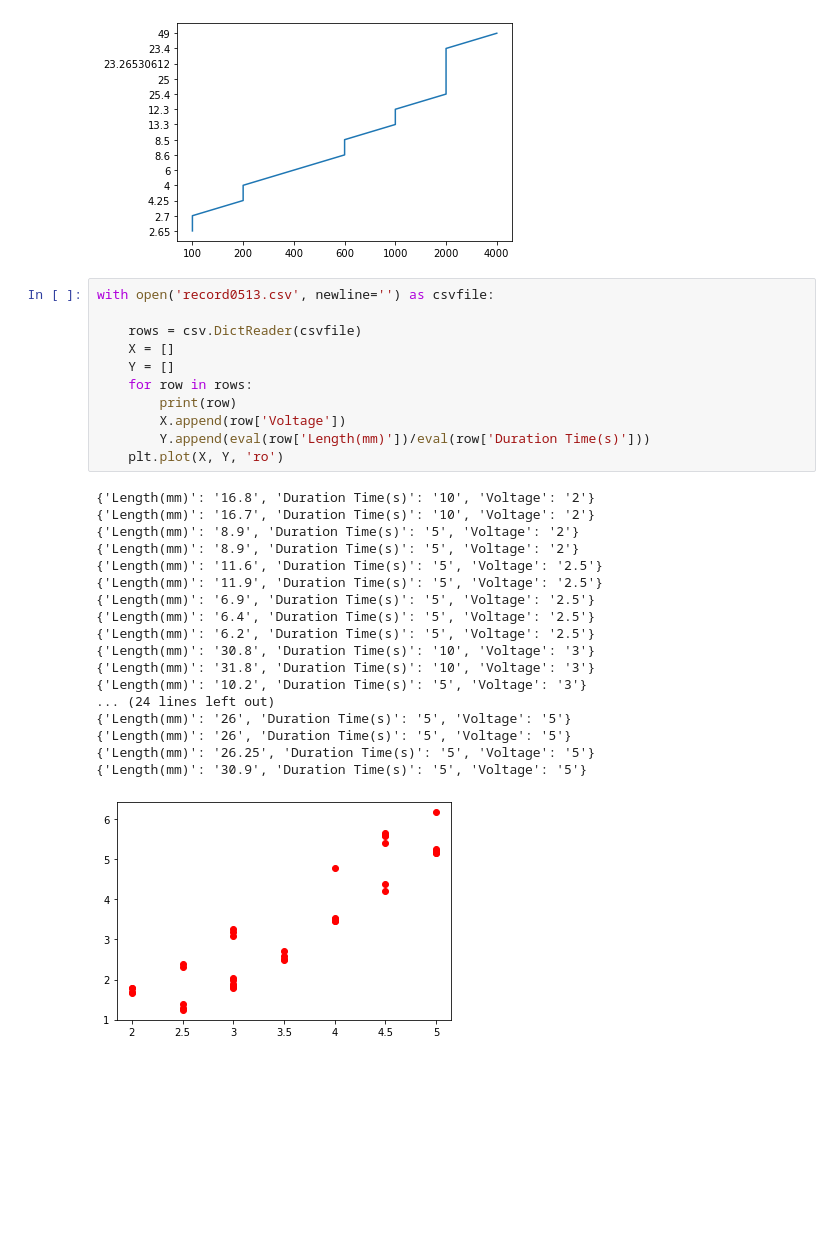
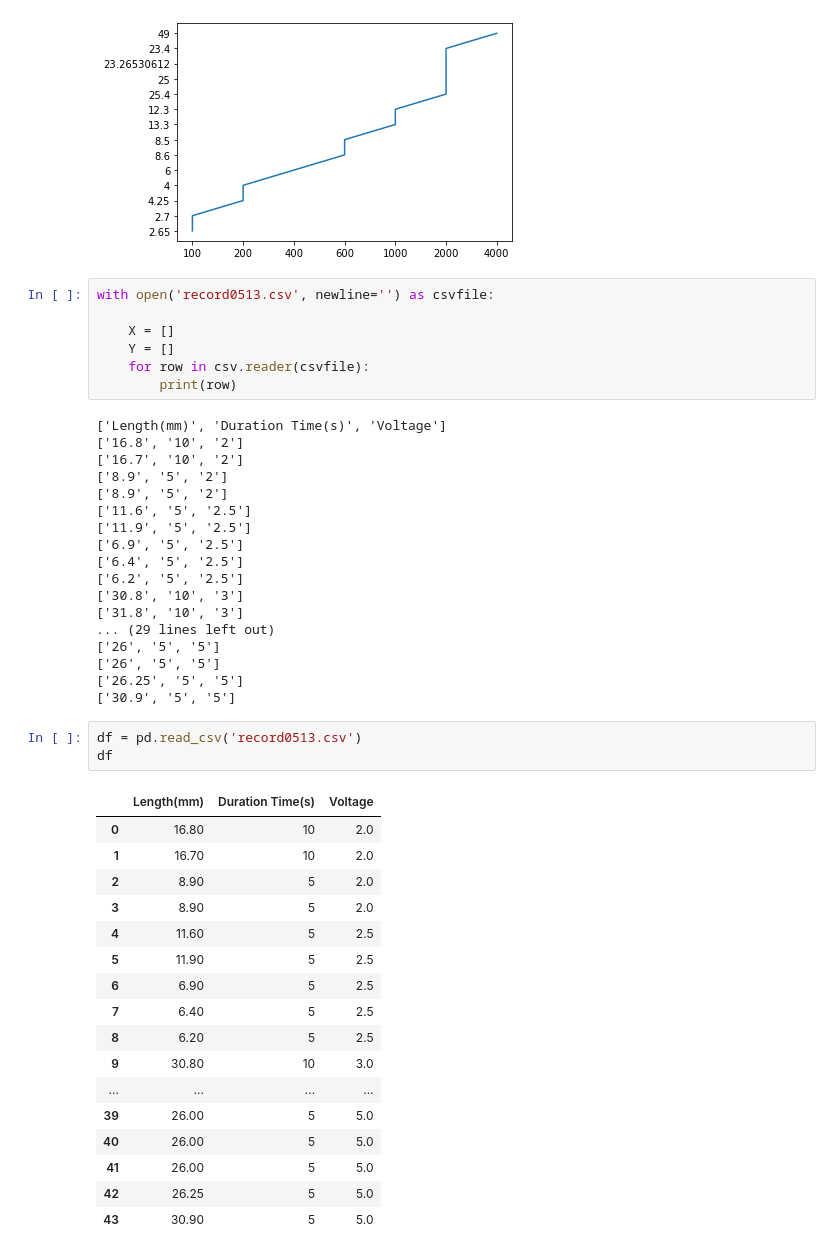
Before and after one commit to tibitTW/collage-senior-project, a Jupyter notebook: solder_speed_experiment/plot.ipynb, the cells around one changed output. Drawn from its saved outputs; the diff is of its cells as text; blank space fills up the shorter version.

```diff
--- a/solder_speed_experiment/plot.ipynb
+++ b/solder_speed_experiment/plot.ipynb
@@ -24,30 +25,46 @@ plt.plot(X, Y)
 # %%
 with open('record0513.csv', newline='') as csvfile:
 
-    rows = csv.DictReader(csvfile)
     X = []
     Y = []
-    for row in rows:
+    for row in csv.reader(csvfile):
         print(row)
-        X.append(row['Voltage'])
-        Y.append(eval(row['Length(mm)'])/eval(row['Duration Time(s)']))
-    plt.plot(X, Y, 'ro')
 # %% [output]
-{'Length(mm)': '16.8', 'Duration Time(s)': '10', 'Voltage': '2'}
-{'Length(mm)': '16.7', 'Duration Time(s)': '10', 'Voltage': '2'}
-{'Length(mm)': '8.9', 'Duration Time(s)': '5', 'Voltage': '2'}
-{'Length(mm)': '8.9', 'Duration Time(s)': '5', 'Voltage': '2'}
-{'Length(mm)': '11.6', 'Duration Time(s)': '5', 'Voltage': '2.5'}
-{'Length(mm)': '11.9', 'Duration Time(s)': '5', 'Voltage': '2.5'}
-{'Length(mm)': '6.9', 'Duration Time(s)': '5', 'Voltage': '2.5'}
-{'Length(mm)': '6.4', 'Duration Time(s)': '5', 'Voltage': '2.5'}
-{'Length(mm)': '6.2', 'Duration Time(s)': '5', 'Voltage': '2.5'}
-{'Length(mm)': '30.8', 'Duration Time(s)': '10', 'Voltage': '3'}
-{'Length(mm)': '31.8', 'Duration Time(s)': '10', 'Voltage': '3'}
-{'Length(mm)': '10.2', 'Duration Time(s)': '5', 'Voltage': '3'}
-... (24 lines left out)
-{'Length(mm)': '26', 'Duration Time(s)': '5', 'Voltage': '5'}
-{'Length(mm)': '26', 'Duration Time(s)': '5', 'Voltage': '5'}
-{'Length(mm)': '26.25', 'Duration Time(s)': '5', 'Voltage': '5'}
-{'Length(mm)': '30.9', 'Duration Time(s)': '5', 'Voltage': '5'}
+['Length(mm)', 'Duration Time(s)', 'Voltage']
+['16.8', '10', '2']
+['16.7', '10', '2']
+['8.9', '5', '2']
+['8.9', '5', '2']
+['11.6', '5', '2.5']
+['11.9', '5', '2.5']
+['6.9', '5', '2.5']
+['6.4', '5', '2.5']
+['6.2', '5', '2.5']
+['30.8', '10', '3']
+['31.8', '10', '3']
+... (29 lines left out)
+['26', '5', '5']
+['26', '5', '5']
+['26.25', '5', '5']
+['30.9', '5', '5']
-[figure, removed]
+# %%
+df = pd.read_csv('record0513.csv')
+df
+# %% [output]
+|  | Length(mm) | Duration Time(s) | Voltage |
+| 0 | 16.80 | 10 | 2.0 |
+| 1 | 16.70 | 10 | 2.0 |
+| 2 | 8.90 | 5 | 2.0 |
+| 3 | 8.90 | 5 | 2.0 |
+| 4 | 11.60 | 5 | 2.5 |
+| 5 | 11.90 | 5 | 2.5 |
+| 6 | 6.90 | 5 | 2.5 |
+| 7 | 6.40 | 5 | 2.5 |
+| 8 | 6.20 | 5 | 2.5 |
+| 9 | 30.80 | 10 | 3.0 |
+| ... | ... | ... | ... |
+| 39 | 26.00 | 5 | 5.0 |
+| 40 | 26.00 | 5 | 5.0 |
+| 41 | 26.00 | 5 | 5.0 |
+| 42 | 26.25 | 5 | 5.0 |
+| 43 | 30.90 | 5 | 5.0 |
```
Also changed, not shown: parts of 1 cell of this notebook, 1 other file.
